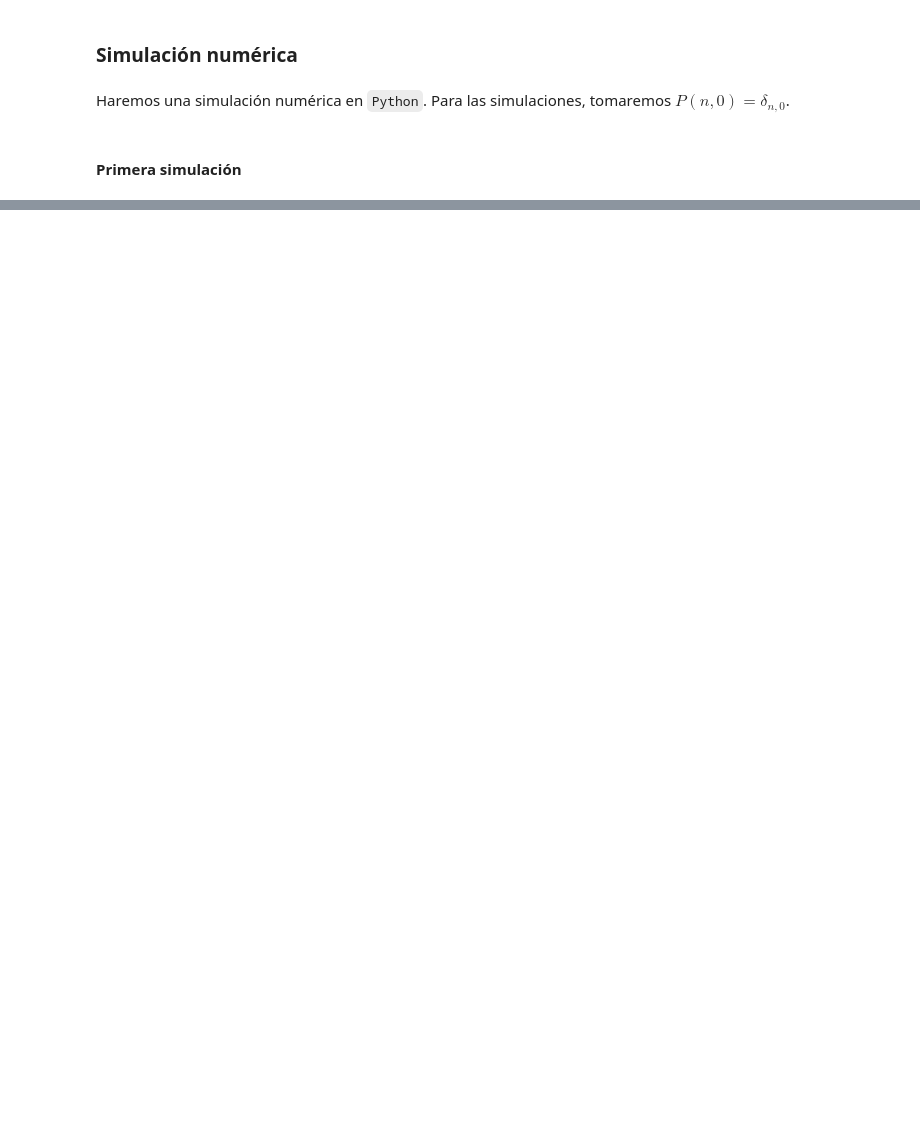
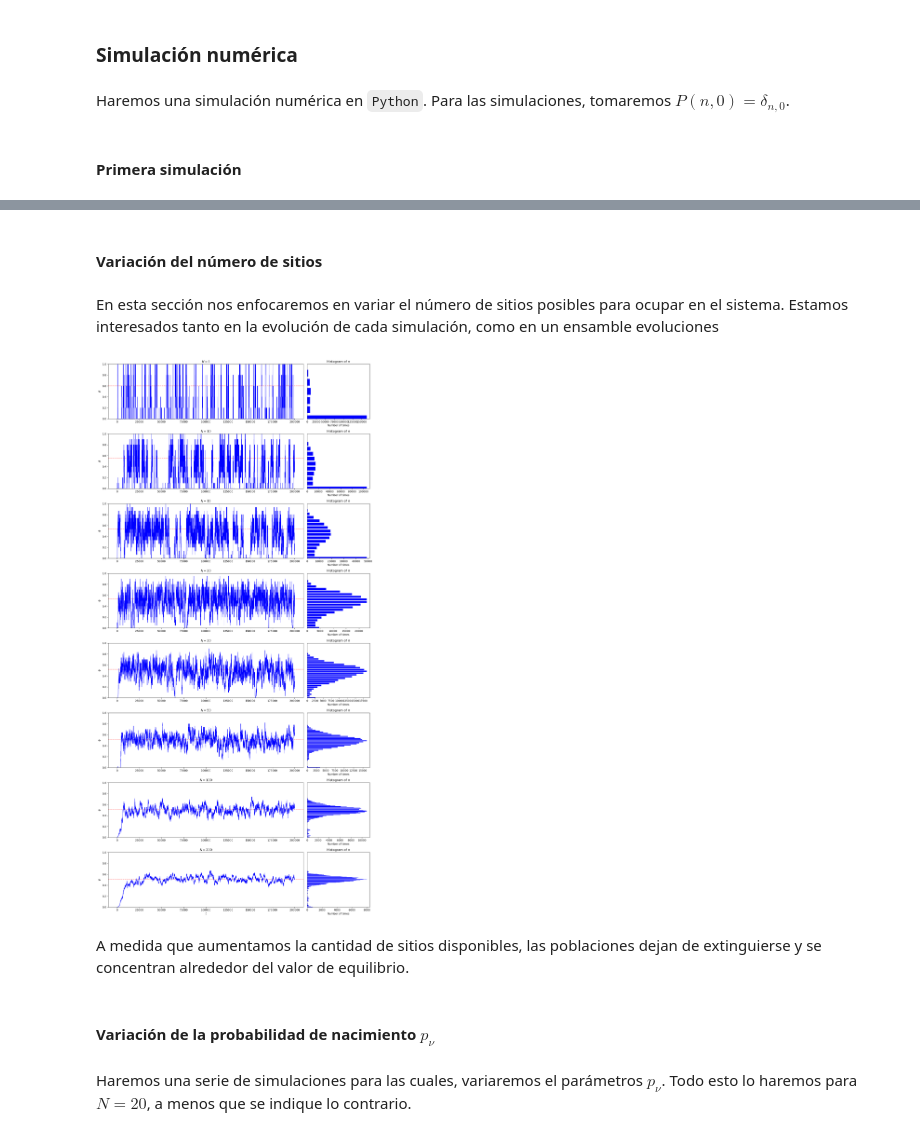
Before and after one commit to lucasmbru/masterIB, a Jupyter notebook: simulaciones/codigos/modelosPropios/populationEvolution.ipynb, the cells around one changed output, grey strips where cells are left out. Cells and saved outputs as stored; diff of their text form; code cells hidden in the pictures; blank space fills up the shorter version.

```diff
--- a/simulaciones/codigos/modelosPropios/populationEvolution.ipynb
+++ b/simulaciones/codigos/modelosPropios/populationEvolution.ipynb
@@ -189,0 +258,50 @@ plt.show()
+# %% [markdown]
+#### Variación del número de sitios
+# %% [markdown]
+En esta sección nos enfocaremos en variar el número de sitios posibles para ocupar en el sistema. Estamos interesados tanto en la evolución de cada simulación, como en un ensamble evoluciones
+# %%
+# lets make some simulations with differents N values and compare between them. Same parameters. n_runs = 1
+
+N_values = [5, 10, 15, 20, 30, 50, 100, 200]
+t_max = 200000
+
+histories = [population_evolution(N, n_initial, u, pmu, pnu, palpha, t_max) for N in N_values]
+
+phi_est_values = [theoretical_prediction(u, N, pmu, pnu, palpha) for N in N_values]
+# %%
+# Plot densities
+fig = plt.figure(figsize=(15, 30))
+
+for i, N in enumerate(N_values):
+    ax = plt.subplot2grid((len(N_values), 4), (i, 0), colspan=3)
+    ax.axhline(y=phi_est_values[i], color='red', linestyle='--', alpha = 0.5)
+    ax.plot(np.array(histories[i])/N, lw=1, color='blue')
+    if i == 0:
+        ax.set_title(r"Density of $A$ sites")
+    if i == len(N_values) - 1:
+        ax.set_xlabel(r"$t$")
+    ax.set_ylabel(r"$\phi$")
+    ax.set_title(r"$N = {}$".format(N))
+    ax.set_yticks([0, 0.2, 0.4, 0.6, 0.8, 1])
+    ax.set_ylim([0, 1])
+
+    # plot the histogram
+    ax = plt.subplot2grid((len(N_values), 4), (i, 3))
+    ax.hist(np.array(histories[i])/N, bins = np.linspace(0, 1, N+2), orientation='horizontal', align = "left", rwidth = 0.75, color='blue', density = False)
+    ax.set_xlabel(r"Number of times")
+    ax.set_title(r"Histogram of $n$")
+    ax.set_yticks([])
+    ax.set_yticklabels([])
+    ax.set_ylim([0, 1])
+
+plt.tight_layout()
+
+plt.show()
+# %% [output]
+[figure, added]
+# %% [markdown]
+A medida que aumentamos la cantidad de sitios disponibles, las poblaciones dejan de extinguierse y se concentran alrededor del valor de equilibrio.
+# %% [markdown]
+#### Variación de la probabilidad de nacimiento $p_\nu$
+# %% [markdown]
+Haremos una serie de simulaciones para las cuales, variaremos el parámetros $p_\nu$. Todo esto lo haremos para $N=20$, a menos que se indique lo contrario.
```
Also changed, not shown: parts of 20 cells of this notebook.
